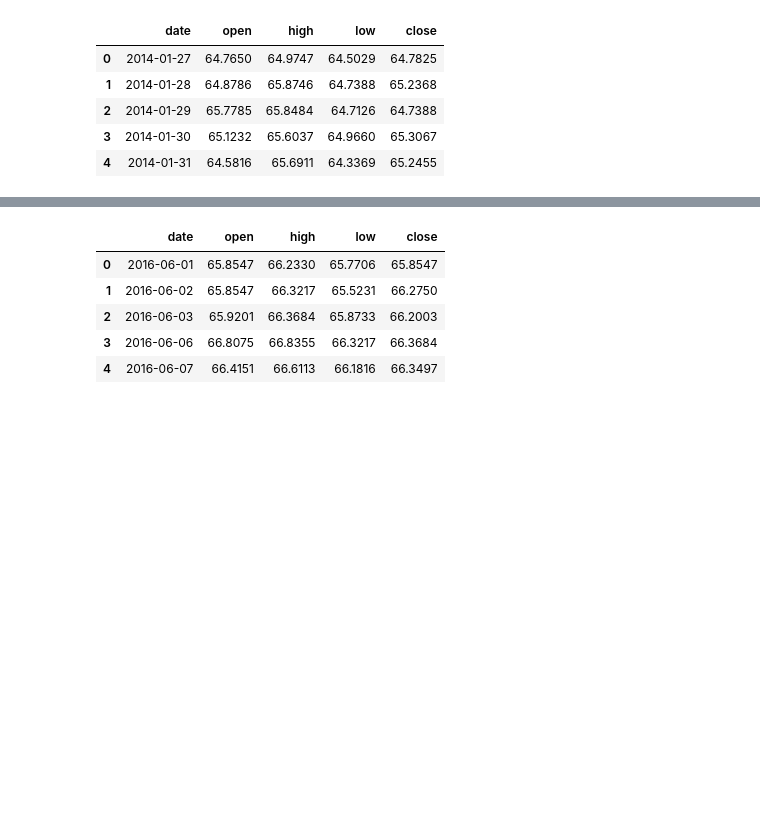
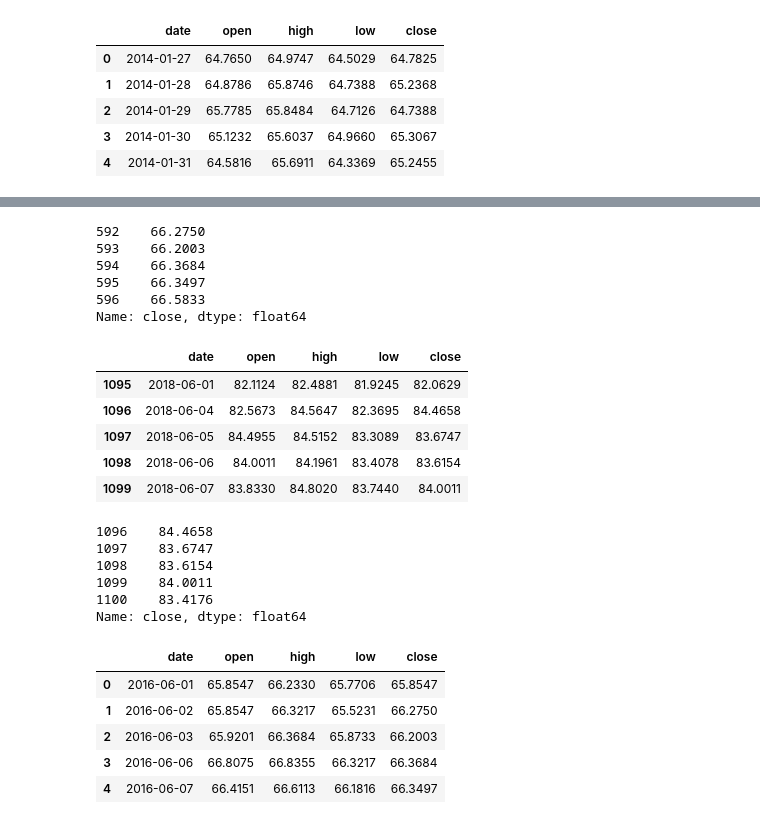
Before and after one commit to sankmish/Keras-Stock-Predictor, a Jupyter notebook: filter_data_and_models.ipynb, the cells around one changed output, grey strips where cells are left out. Cells and saved outputs as stored; diff of their text form; code cells hidden in the pictures; blank space fills up the shorter version.

```diff
--- a/filter_data_and_models.ipynb
+++ b/filter_data_and_models.ipynb
@@ -46,0 +29,19 @@ filteredData.head()
+# %%
+#Grab All Index Values for Stock Predictor to Split CSV Data to Train and Test
+lastIndex = len(unfilteredData)-1
+spliceIndex = lastIndex-1
+startDate = unfilteredData.loc[unfilteredData["date"] == "2016-06-01"]
+startDateIndex = startDate.index.tolist()
+outputStartDateIndex = startDateIndex[0] + 1
+endDateTrain = unfilteredData.loc[unfilteredData["date"] == "2018-06-01"]
+endDateTrainIndex = endDateTrain.index.tolist()
+inputTrainEndDate = endDateTrainIndex[0] - 1
+outputTestStartDate = endDateTrainIndex[0] + 1
+
+print("Last Index of Raw Data: " + str(lastIndex))
+print("Splice Index: " + str(spliceIndex))
+print("Input Index Train Start 2.5 Years Ago : " + str(startDateIndex[0]))
+print("Output Index Train Start 2.5 Years Ago : " + str(outputStartDateIndex))
+print("Input Index Train End .5 Years Ago : " + str(inputTrainEndDate))
+print("Output Index Train End .5 Years Ago : " + str(endDateTrainIndex[0]))
+print("Output Index Test Start .5 Years Ago : " + str(outputTestStartDate))
@@ -47 +78,35 @@ filteredData.head()
+# %%
+#Y Train Split using Index Values from earlier
+y_trainData = filteredData.loc[outputStartDateIndex:endDateTrainIndex[0]]
+y_trainData = y_trainData["close"]
+y_trainData.head()
+# %% [output]
+592    66.2750
+593    66.2003
+594    66.3684
+595    66.3497
+596    66.5833
+Name: close, dtype: float64
+# %%
+#X Test Split from Index Values from earlier, with last index sliced
+X_testData = filteredData.loc[endDateTrainIndex[0]:spliceIndex]
+X_testData.head()
+# %% [output]
+|  | date | open | high | low | close |
+| 1095 | 2018-06-01 | 82.1124 | 82.4881 | 81.9245 | 82.0629 |
+| 1096 | 2018-06-04 | 82.5673 | 84.5647 | 82.3695 | 84.4658 |
+| 1097 | 2018-06-05 | 84.4955 | 84.5152 | 83.3089 | 83.6747 |
+| 1098 | 2018-06-06 | 84.0011 | 84.1961 | 83.4078 | 83.6154 |
+| 1099 | 2018-06-07 | 83.8330 | 84.8020 | 83.7440 | 84.0011 |
+# %%
+y_testData = filteredData.loc[outputTestStartDate:lastIndex]
+y_testData = y_testData["close"]
+y_testData.head()
+# %% [output]
+1096    84.4658
+1097    83.6747
+1098    83.6154
+1099    84.0011
+1100    83.4176
+Name: close, dtype: float64
 # %%
```
Also changed, not shown: parts of 20 cells of this notebook, 3 other files.
